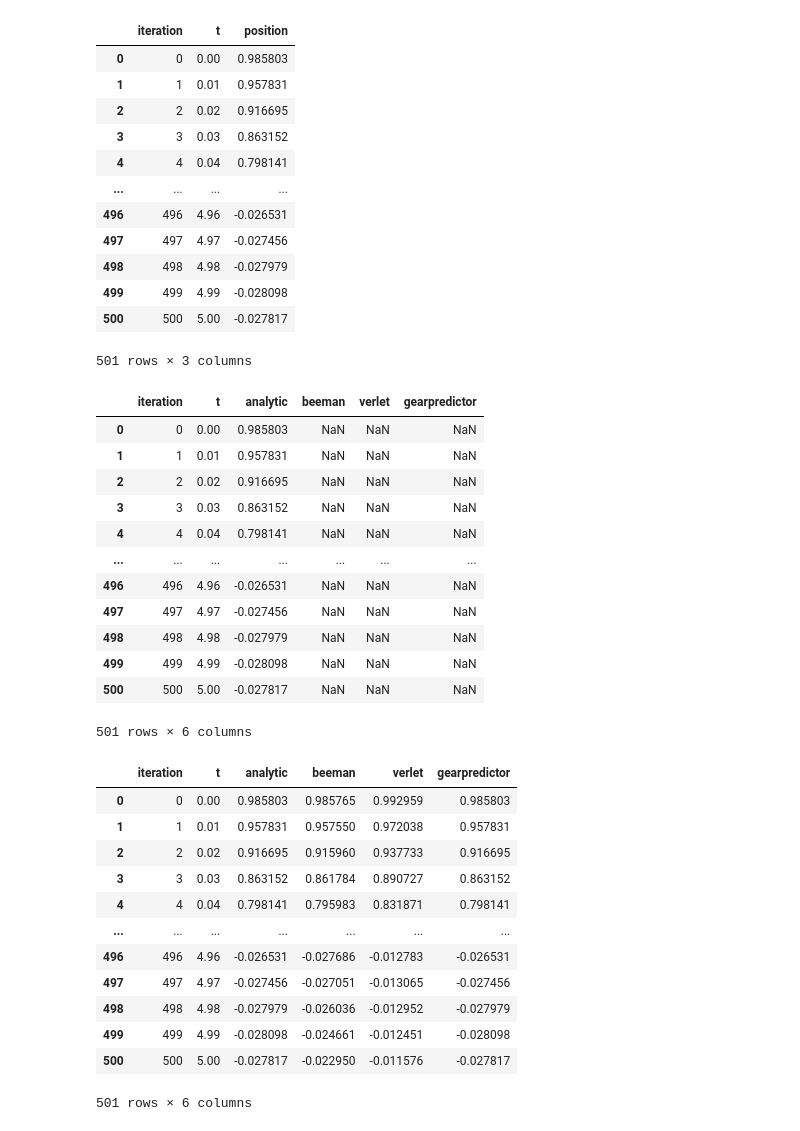
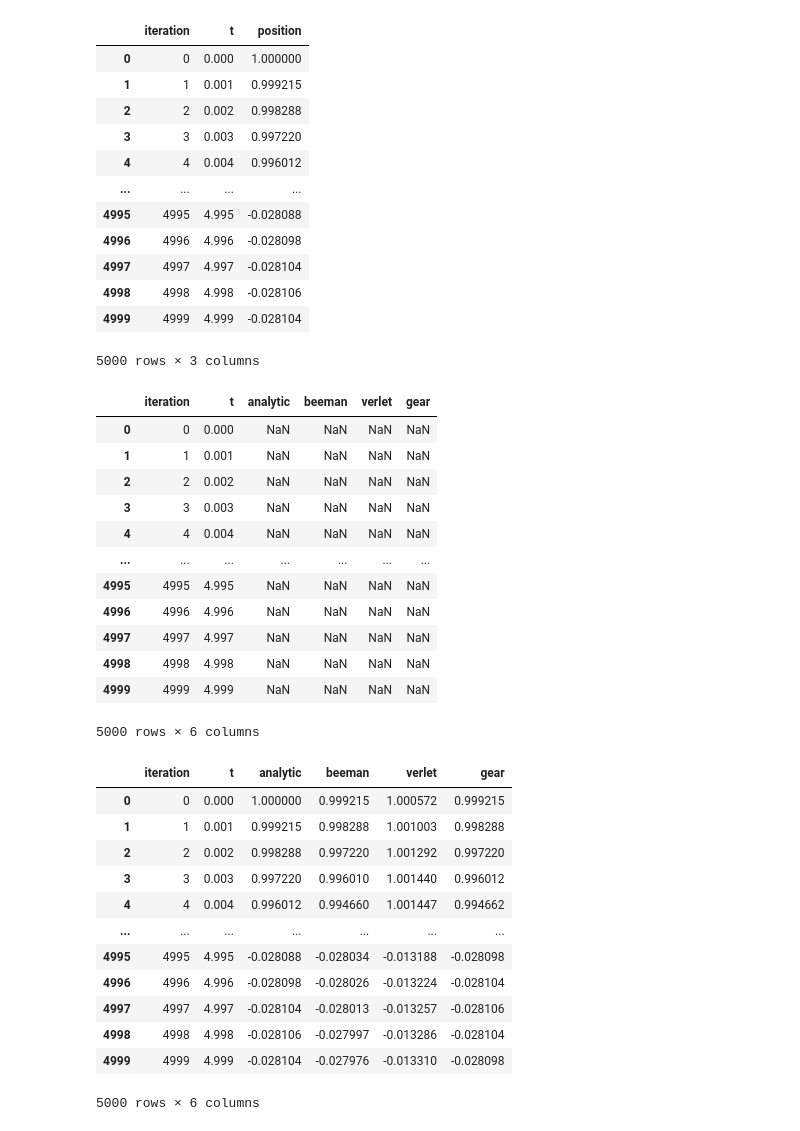
Before and after one commit to JuArce/SS_TP4, a Jupyter notebook: data_analysis/DataResultsVsAnalytical.ipynb, the cells around one changed output. Saved outputs shown, nothing was run; the diff lists cells and outputs as text; code cells hidden in the pictures.

```diff
--- a/data_analysis/DataResultsVsAnalytical.ipynb
+++ b/data_analysis/DataResultsVsAnalytical.ipynb
@@ -2,62 +2,62 @@
 import pandas as pd
 # %%
 files = {}
-name_files = ["analytic","beeman","verlet","gearpredictor"]
+name_files = ["analytic","beeman","verlet","gear"]
 # %%
 for name in name_files:
-    files[name]= pd.read_csv(f'../src/main/resources/output/oscillator_{name}.csv')
+    files[name]= pd.read_csv(f'../src/main/resources/output/oscillator_{name}_0.001.csv')
 # %%
 files["analytic"]
 # %% [output]
 |  | iteration | t | position |
-| 0 | 0 | 0.00 | 0.985803 |
-| 1 | 1 | 0.01 | 0.957831 |
-| 2 | 2 | 0.02 | 0.916695 |
-| 3 | 3 | 0.03 | 0.863152 |
-| 4 | 4 | 0.04 | 0.798141 |
+| 0 | 0 | 0.000 | 1.000000 |
+| 1 | 1 | 0.001 | 0.999215 |
+| 2 | 2 | 0.002 | 0.998288 |
+| 3 | 3 | 0.003 | 0.997220 |
+| 4 | 4 | 0.004 | 0.996012 |
 | ... | ... | ... | ... |
-| 496 | 496 | 4.96 | -0.026531 |
-| 497 | 497 | 4.97 | -0.027456 |
-| 498 | 498 | 4.98 | -0.027979 |
-| 499 | 499 | 4.99 | -0.028098 |
-| 500 | 500 | 5.00 | -0.027817 |
+| 4995 | 4995 | 4.995 | -0.028088 |
+| 4996 | 4996 | 4.996 | -0.028098 |
+| 4997 | 4997 | 4.997 | -0.028104 |
+| 4998 | 4998 | 4.998 | -0.028106 |
+| 4999 | 4999 | 4.999 | -0.028104 |
-501 rows × 3 columns
+5000 rows × 3 columns
 # %%
-complete_df = pd.DataFrame(columns=["iteration","t","analytic","beeman","verlet","gearpredictor"])
+complete_df = pd.DataFrame(columns=["iteration","t","analytic","beeman","verlet","gear"])
 complete_df.loc[:,'iteration'] = files['analytic'].loc[:,'iteration']
 complete_df.loc[:,'t'] = files['analytic'].loc[:,'t']
 complete_df
 # %% [output]
-|  | iteration | t | analytic | beeman | verlet | gearpredictor |
-| 0 | 0 | 0.00 | 0.985803 | NaN | NaN | NaN |
-| 1 | 1 | 0.01 | 0.957831 | NaN | NaN | NaN |
-| 2 | 2 | 0.02 | 0.916695 | NaN | NaN | NaN |
-| 3 | 3 | 0.03 | 0.863152 | NaN | NaN | NaN |
-| 4 | 4 | 0.04 | 0.798141 | NaN | NaN | NaN |
+|  | iteration | t | analytic | beeman | verlet | gear |
+| 0 | 0 | 0.000 | NaN | NaN | NaN | NaN |
+| 1 | 1 | 0.001 | NaN | NaN | NaN | NaN |
+| 2 | 2 | 0.002 | NaN | NaN | NaN | NaN |
+| 3 | 3 | 0.003 | NaN | NaN | NaN | NaN |
+| 4 | 4 | 0.004 | NaN | NaN | NaN | NaN |
 | ... | ... | ... | ... | ... | ... | ... |
-| 496 | 496 | 4.96 | -0.026531 | NaN | NaN | NaN |
-| 497 | 497 | 4.97 | -0.027456 | NaN | NaN | NaN |
-| 498 | 498 | 4.98 | -0.027979 | NaN | NaN | NaN |
-| 499 | 499 | 4.99 | -0.028098 | NaN | NaN | NaN |
-| 500 | 500 | 5.00 | -0.027817 | NaN | NaN | NaN |
+| 4995 | 4995 | 4.995 | NaN | NaN | NaN | NaN |
+| 4996 | 4996 | 4.996 | NaN | NaN | NaN | NaN |
+| 4997 | 4997 | 4.997 | NaN | NaN | NaN | NaN |
+| 4998 | 4998 | 4.998 | NaN | NaN | NaN | NaN |
+| 4999 | 4999 | 4.999 | NaN | NaN | NaN | NaN |
-501 rows × 6 columns
+5000 rows × 6 columns
 # %%
 for type in files:
     complete_df.loc[:,type] = files[type].loc[:,'position']
 complete_df
 # %% [output]
-|  | iteration | t | analytic | beeman | verlet | gearpredictor |
-| 0 | 0 | 0.00 | 0.985803 | 0.985765 | 0.992959 | 0.985803 |
-| 1 | 1 | 0.01 | 0.957831 | 0.957550 | 0.972038 | 0.957831 |
-| 2 | 2 | 0.02 | 0.916695 | 0.915960 | 0.937733 | 0.916695 |
-| 3 | 3 | 0.03 | 0.863152 | 0.861784 | 0.890727 | 0.863152 |
-| 4 | 4 | 0.04 | 0.798141 | 0.795983 | 0.831871 | 0.798141 |
+|  | iteration | t | analytic | beeman | verlet | gear |
+| 0 | 0 | 0.000 | 1.000000 | 0.999215 | 1.000572 | 0.999215 |
+| 1 | 1 | 0.001 | 0.999215 | 0.998288 | 1.001003 | 0.998288 |
+| 2 | 2 | 0.002 | 0.998288 | 0.997220 | 1.001292 | 0.997220 |
+| 3 | 3 | 0.003 | 0.997220 | 0.996010 | 1.001440 | 0.996012 |
+| 4 | 4 | 0.004 | 0.996012 | 0.994660 | 1.001447 | 0.994662 |
 | ... | ... | ... | ... | ... | ... | ... |
-| 496 | 496 | 4.96 | -0.026531 | -0.027686 | -0.012783 | -0.026531 |
-| 497 | 497 | 4.97 | -0.027456 | -0.027051 | -0.013065 | -0.027456 |
-| 498 | 498 | 4.98 | -0.027979 | -0.026036 | -0.012952 | -0.027979 |
-| 499 | 499 | 4.99 | -0.028098 | -0.024661 | -0.012451 | -0.028098 |
-| 500 | 500 | 5.00 | -0.027817 | -0.022950 | -0.011576 | -0.027817 |
+| 4995 | 4995 | 4.995 | -0.028088 | -0.028034 | -0.013188 | -0.028098 |
+| 4996 | 4996 | 4.996 | -0.028098 | -0.028026 | -0.013224 | -0.028104 |
+| 4997 | 4997 | 4.997 | -0.028104 | -0.028013 | -0.013257 | -0.028106 |
+| 4998 | 4998 | 4.998 | -0.028106 | -0.027997 | -0.013286 | -0.028104 |
+| 4999 | 4999 | 4.999 | -0.028104 | -0.027976 | -0.013310 | -0.028098 |
-501 rows × 6 columns
+5000 rows × 6 columns
 # %%
 #export to csv
```
Also changed, not shown: parts of 2 cells of this notebook, 4 other files.
